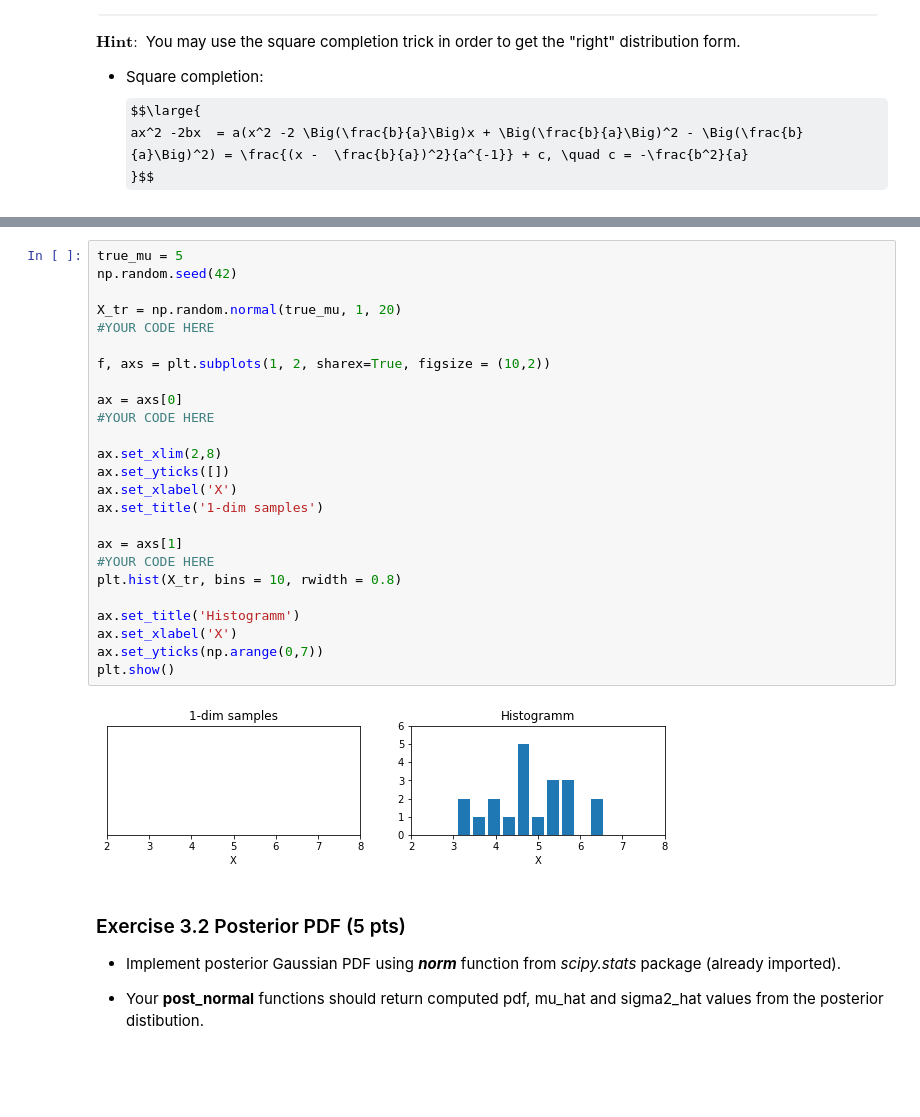
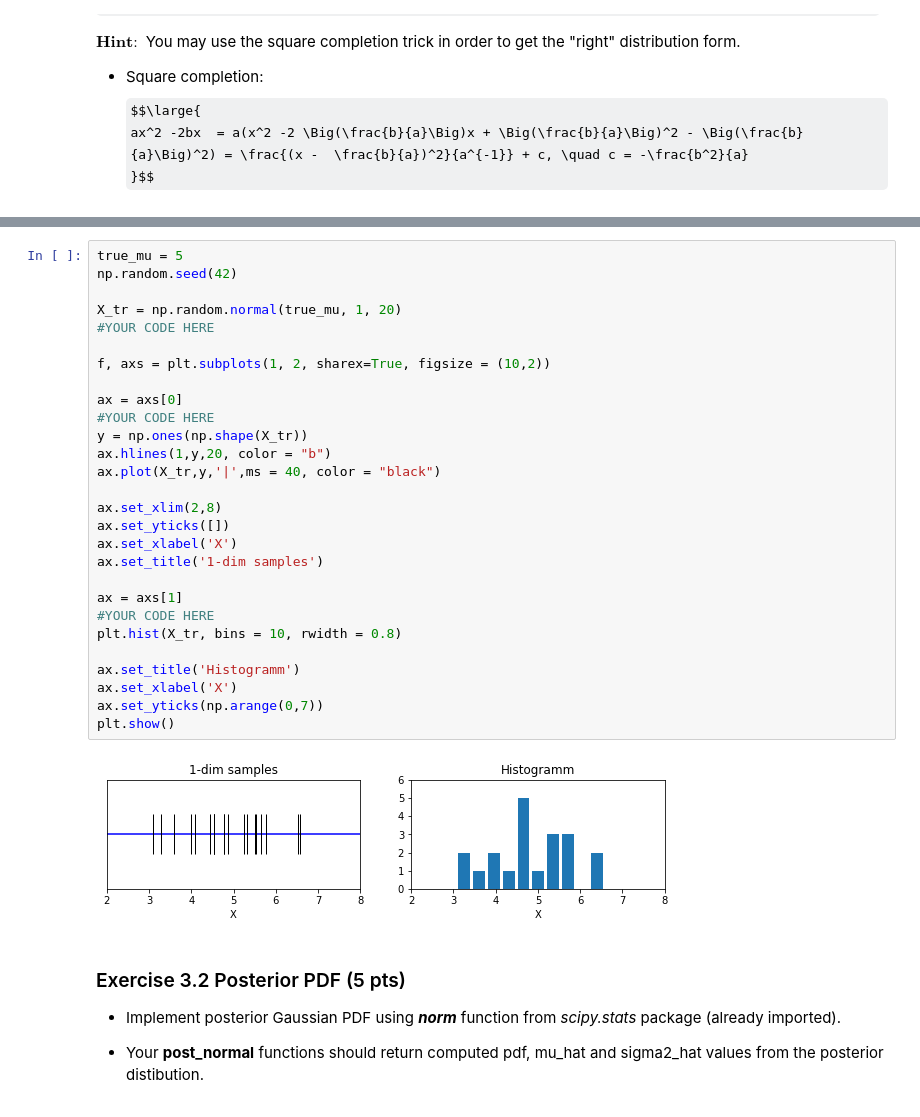
Before and after one commit to toristvan/BAP, a Jupyter notebook: HW2/BAP_HW_2.ipynb, the cells around one changed output, grey strips where cells are left out. Saved outputs shown, nothing was run; the diff lists cells and outputs as text; some formulas as TeX source; blank space fills up the shorter version.

```diff
--- a/HW2/BAP_HW_2.ipynb
+++ b/HW2/BAP_HW_2.ipynb
@@ -201,30 +201,33 @@ Your plot should look like:
 # %%
 true_mu = 5
 np.random.seed(42)
 
 X_tr = np.random.normal(true_mu, 1, 20)
 #YOUR CODE HERE
 
 f, axs = plt.subplots(1, 2, sharex=True, figsize = (10,2))
 
 ax = axs[0]
 #YOUR CODE HERE
+y = np.ones(np.shape(X_tr))
+ax.hlines(1,y,20, color = "b")
+ax.plot(X_tr,y,'|',ms = 40, color = "black")
 
 ax.set_xlim(2,8)
 ax.set_yticks([])
 ax.set_xlabel('X')
 ax.set_title('1-dim samples')
 
 ax = axs[1]
 #YOUR CODE HERE
 plt.hist(X_tr, bins = 10, rwidth = 0.8)
 
 ax.set_title('Histogramm')
 ax.set_xlabel('X')
 ax.set_yticks(np.arange(0,7))
 plt.show()
 # %% [output]
-[figure, old version]
+[figure, new version]
 # %% [markdown]
 ### Exercise 3.2 Posterior PDF (5 pts)
 
```
